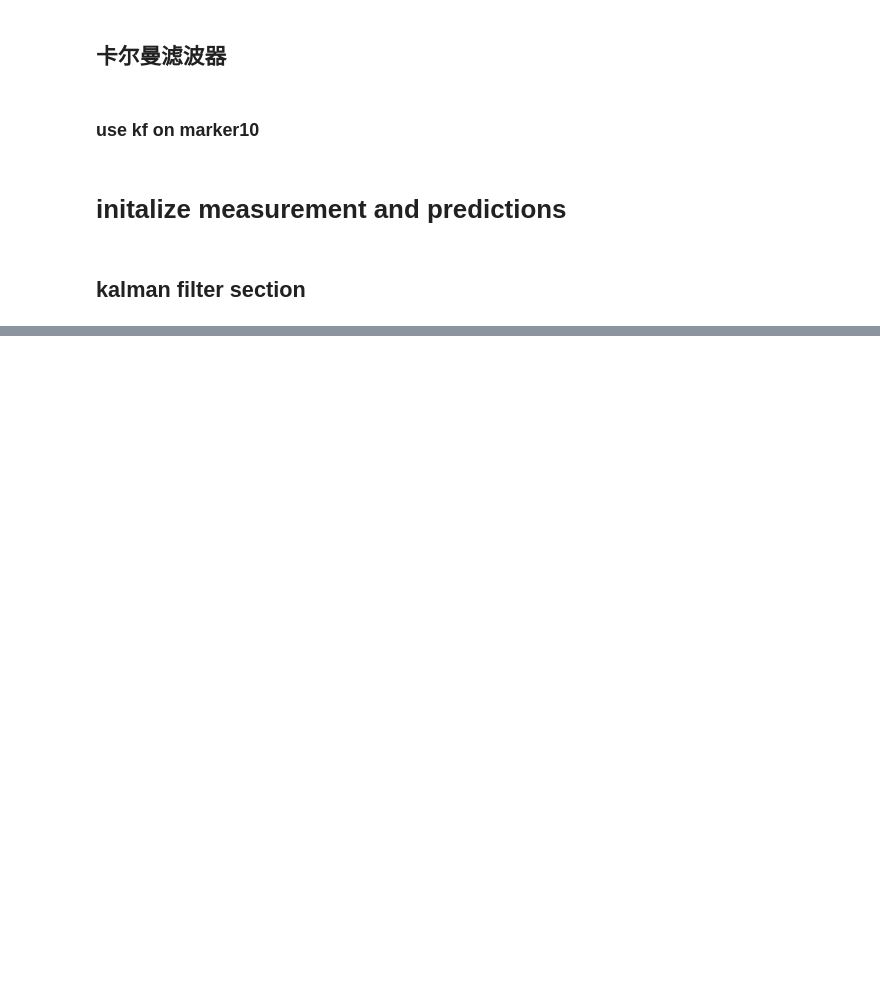
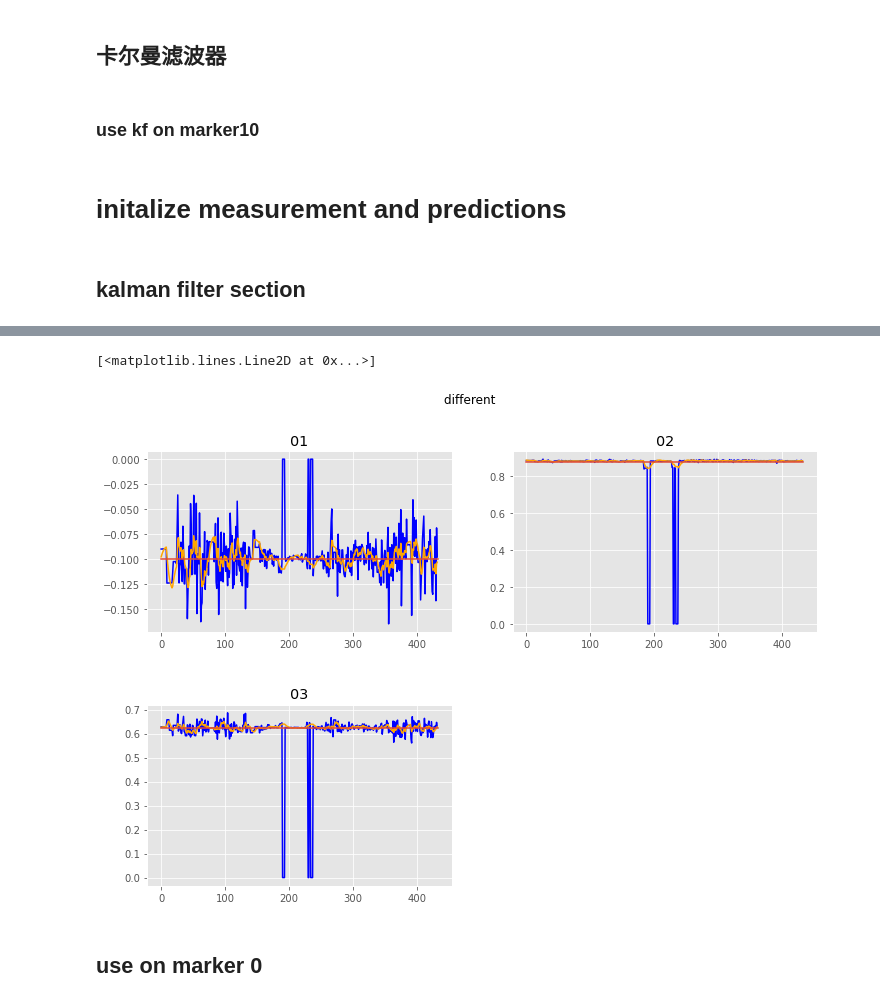
Before and after one commit to nilshao/data_process, a Jupyter notebook: 01static_camera_calibration/01static_camera_calibration.ipynb, the cells around one changed output, grey strips where cells are left out. Cells and saved outputs as stored; diff of their text form; code cells hidden in the pictures; blank space fills up the shorter version.

```diff
--- a/01static_camera_calibration/01static_camera_calibration.ipynb
+++ b/01static_camera_calibration/01static_camera_calibration.ipynb
@@ -619,11 +590,11 @@ kalman_ori.processNoiseCov = np.array([ [1, 0, 0, 0, 0, 0],
                                     [0, 0, 0, 0, 0, 1]], np.float32)*1e-5
 # %%
 # initalize measurement and predictions
-last_measurement_pos = current_measurement_pos = (data_from23['x'][0],data_from23['y'][0],data_from23['z'][0])
-last_prediction_pos = current_prediction_pos = (data_from23['x'][0],data_from23['y'][0],data_from23['z'][0])
+last_measurement_pos23 = current_measurement_pos23 = (data_from23['x'][0],data_from23['y'][0],data_from23['z'][0])
+last_prediction_pos23 = current_prediction_pos23 = (data_from23['x'][0],data_from23['y'][0],data_from23['z'][0])
 
-last_measurement_ori = current_measurement_ori = (data_from23['alpha'][0],data_from23['beta'][0],data_from23['gamma'][0])
-last_prediction_ori = current_prediction_ori = (data_from23['alpha'][0],data_from23['beta'][0],data_from23['gamma'][0])
+last_measurement_ori23 = current_measurement_ori23 = (data_from23['alpha'][0],data_from23['beta'][0],data_from23['gamma'][0])
+last_prediction_ori23 = current_prediction_ori23 = (data_from23['alpha'][0],data_from23['beta'][0],data_from23['gamma'][0])
 # %%
 def kalman_filter(position,orientation):
 
@@ -664,0 +638,51 @@ def kalman_filter(position,orientation):
+# %%
+filtered_pos_array23 = np.zeros((len(data_from23['x']),3))
+# %%
+for i in range (0,len(data_from23['x'])):
+    pos=(data_from23['x'][i],data_from23['y'][i],data_from23['z'][i])
+    ori=(data_from23['alpha'][i],data_from23['beta'][i],data_from23['gamma'][i])
+    filtered_pos, filtered_ori = kalman_filter(pos,ori)
+    filtered_pos_array23[i][0] = filtered_pos[0]
+    filtered_pos_array23[i][1] = filtered_pos[1]
+    filtered_pos_array23[i][2] = filtered_pos[2]
+# %%
+x23 = df23['x']
+y23 = df23['y']
+z23 = data_from23['z']
+xf23 = filtered_pos_array23[:,0]
+yf23 = filtered_pos_array23[:,1]
+zf23 = filtered_pos_array23[:,2]
+
+fig = plt.figure()
+fig.suptitle('different ')
+fig.subplots_adjust(hspace=0.4)
+
+ax221 = fig.add_subplot(221)
+ax221.set_title('01')
+ax221.plot(x23, color='blue')
+ax221.plot(xf23, color='orange')
+x_coordinates = [0,len(data_from0['x'])]
+y_coordinates = [xt, xt]
+ax221.plot(x_coordinates, y_coordinates)
+
+ax222 = fig.add_subplot(222)
+ax222.set_title('02')
+ax222.plot(y23, color='blue')
+ax222.plot(yf23, color='orange')
+x_coordinates = [0,len(data_from0['x'])]
+y_coordinates = [yt, yt]
+ax222.plot(x_coordinates, y_coordinates)
+
+ax223 = fig.add_subplot(223)
+ax223.set_title('03')
+ax223.plot(z23, color='blue')
+ax223.plot(zf23, color='orange')
+ax223.plot(zt,color='red')
+x_coordinates = [0,len(data_from0['x'])]
+y_coordinates = [zt, zt]
+ax223.plot(x_coordinates, y_coordinates)
+# %% [output]
+[<matplotlib.lines.Line2D at 0x...>]
+[figure, added]
+# %% [markdown]
+## use on marker 0
```
Also changed, not shown: parts of 24 cells of this notebook.
